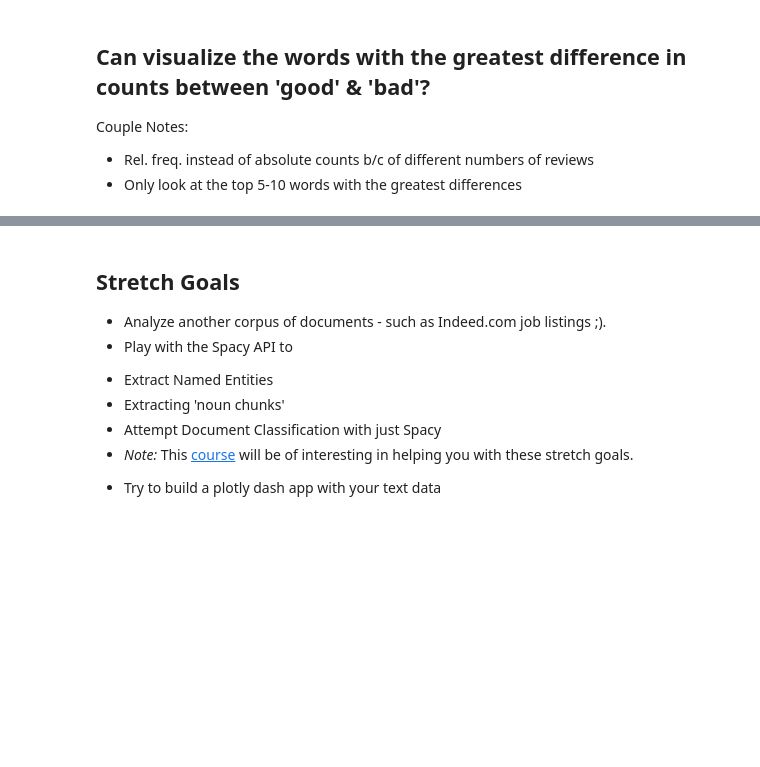
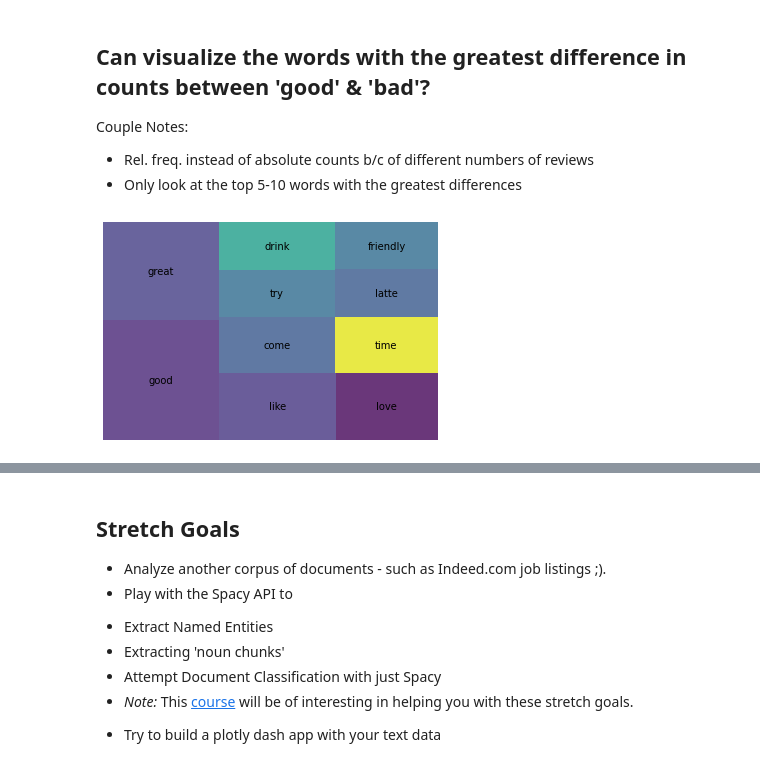
Before and after one commit to minh14496/DS-Unit-4-Sprint-1-NLP, a Jupyter notebook: module1-text-data/LS_DS_411_Text_Data_Assignment.ipynb, the cells around one changed output, grey strips where cells are left out. Cells and saved outputs as stored; diff of their text form; code cells hidden in the pictures; blank space fills up the shorter version.

```diff
--- a/module1-text-data/LS_DS_411_Text_Data_Assignment.ipynb
+++ b/module1-text-data/LS_DS_411_Text_Data_Assignment.ipynb
@@ -61,0 +171,3 @@ Name: coffee_shop_name, Length: 79, dtype: int64
+# %%
+wc_good = count(shops[good_mask]['tokens'])
+wc_good.head(10)
@@ -65,3 +214,11 @@ Name: coffee_shop_name, Length: 79, dtype: int64
 Couple Notes:
 - Rel. freq. instead of absolute counts b/c of different numbers of reviews
 - Only look at the top 5-10 words with the greatest differences
+# %%
+wc_good_top10 = wc_good[wc_good['rank'] <= 10]
+
+squarify.plot(sizes=wc_good_top10['pct_total'], label=wc_good_top10['word'], alpha=.8 )
+plt.axis('off')
+plt.show()
+# %% [output]
+[figure, added]
```
Also changed, not shown: parts of 14 cells of this notebook.
